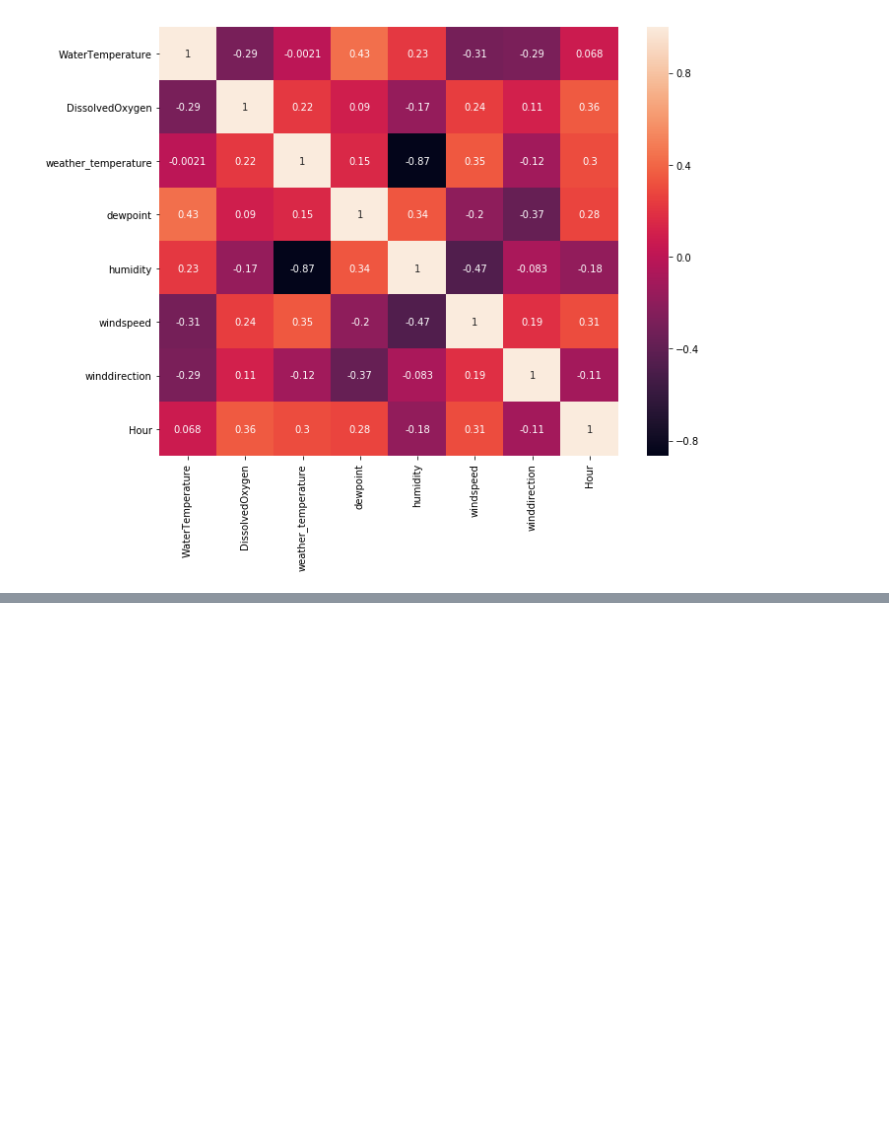
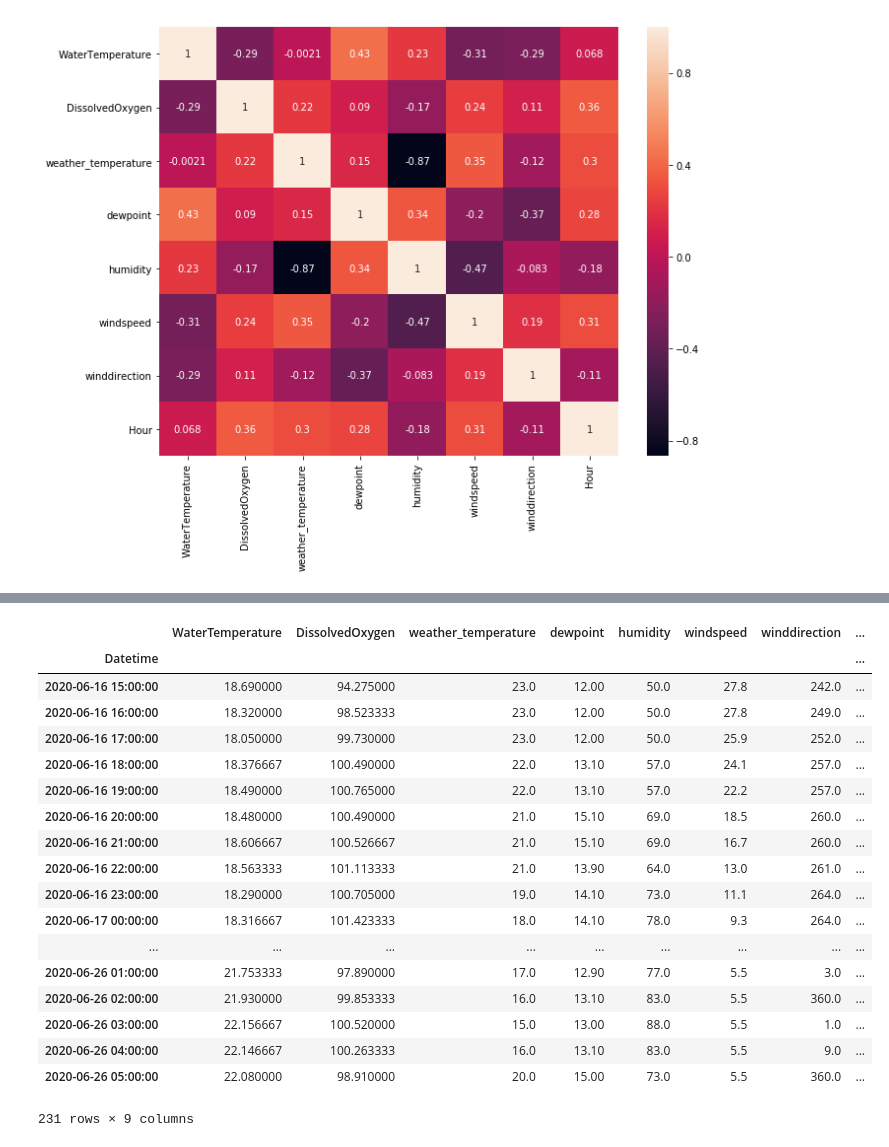
Before and after one commit to DimitriTro/data_science_bioc, a Jupyter notebook: exploration/explore_data.ipynb, the cells around one changed output, grey strips where cells are left out. Drawn from its saved outputs; the diff is of its cells as text; code cells hidden in the pictures; blank space fills up the shorter version.

```diff
--- a/exploration/explore_data.ipynb
+++ b/exploration/explore_data.ipynb
@@ -127 +159,24 @@ fig.savefig('corrMatrix.png')
+# %%
+df_sample['Diff'] = df_sample['Datetime'].diff() == pd.to_timedelta('1h')
+df_sample.resample('H', on='Datetime').mean().interpolate()
+# %% [output]
+|  | WaterTemperature | DissolvedOxygen | weather_temperature | dewpoint | humidity | windspeed | winddirection | ... |
+| Datetime |  |  |  |  |  |  |  | ... |
+| 2020-06-16 15:00:00 | 18.690000 | 94.275000 | 23.0 | 12.00 | 50.0 | 27.8 | 242.0 | ... |
+| 2020-06-16 16:00:00 | 18.320000 | 98.523333 | 23.0 | 12.00 | 50.0 | 27.8 | 249.0 | ... |
+| 2020-06-16 17:00:00 | 18.050000 | 99.730000 | 23.0 | 12.00 | 50.0 | 25.9 | 252.0 | ... |
+| 2020-06-16 18:00:00 | 18.376667 | 100.490000 | 22.0 | 13.10 | 57.0 | 24.1 | 257.0 | ... |
+| 2020-06-16 19:00:00 | 18.490000 | 100.765000 | 22.0 | 13.10 | 57.0 | 22.2 | 257.0 | ... |
+| 2020-06-16 20:00:00 | 18.480000 | 100.490000 | 21.0 | 15.10 | 69.0 | 18.5 | 260.0 | ... |
+| 2020-06-16 21:00:00 | 18.606667 | 100.526667 | 21.0 | 15.10 | 69.0 | 16.7 | 260.0 | ... |
+| 2020-06-16 22:00:00 | 18.563333 | 101.113333 | 21.0 | 13.90 | 64.0 | 13.0 | 261.0 | ... |
+| 2020-06-16 23:00:00 | 18.290000 | 100.705000 | 19.0 | 14.10 | 73.0 | 11.1 | 264.0 | ... |
+| 2020-06-17 00:00:00 | 18.316667 | 101.423333 | 18.0 | 14.10 | 78.0 | 9.3 | 264.0 | ... |
+| ... | ... | ... | ... | ... | ... | ... | ... | ... |
+| 2020-06-26 01:00:00 | 21.753333 | 97.890000 | 17.0 | 12.90 | 77.0 | 5.5 | 3.0 | ... |
+| 2020-06-26 02:00:00 | 21.930000 | 99.853333 | 16.0 | 13.10 | 83.0 | 5.5 | 360.0 | ... |
+| 2020-06-26 03:00:00 | 22.156667 | 100.520000 | 15.0 | 13.00 | 88.0 | 5.5 | 1.0 | ... |
+| 2020-06-26 04:00:00 | 22.146667 | 100.263333 | 16.0 | 13.10 | 83.0 | 5.5 | 9.0 | ... |
+| 2020-06-26 05:00:00 | 22.080000 | 98.910000 | 20.0 | 15.00 | 73.0 | 5.5 | 360.0 | ... |
+231 rows × 9 columns
 # %%
```
Also changed, not shown: parts of 12 cells of this notebook, 12 other files.
